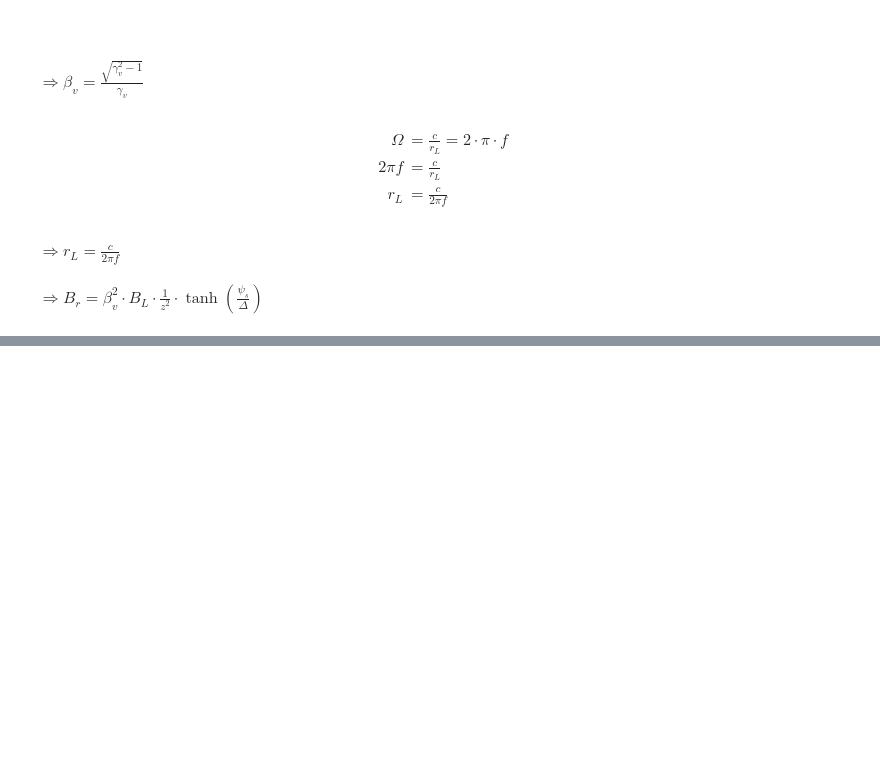
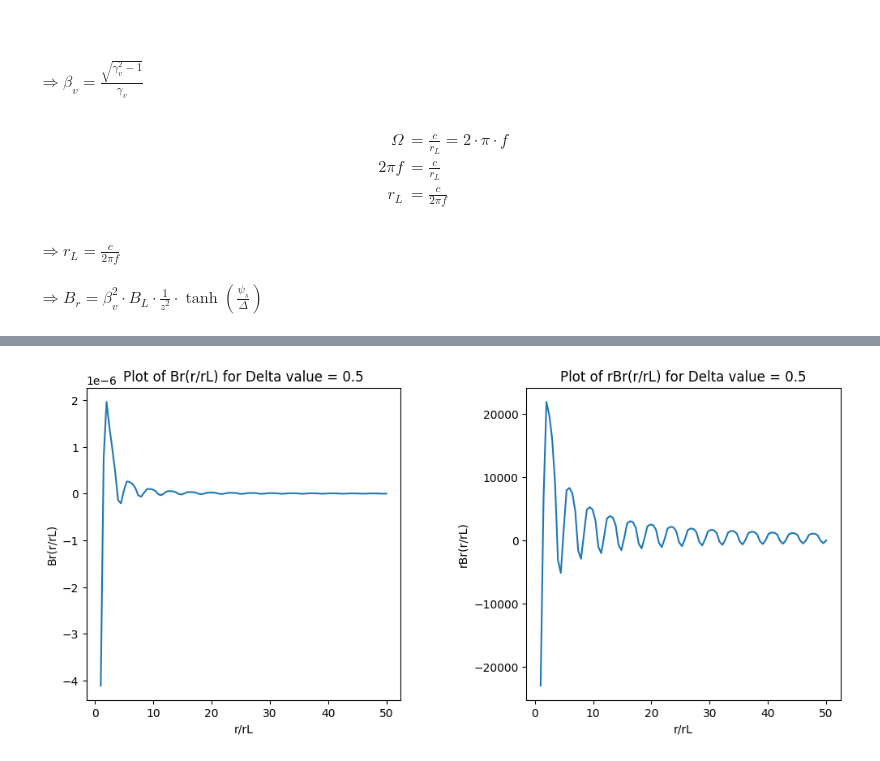
Before and after one commit to f0anits1o/Master_Thesis_Defense, a Jupyter notebook: plotBrAndrBr.ipynb, the cells around one changed output, grey strips where cells are left out. Cells and saved outputs as stored; diff of their text form; code cells hidden in the pictures; blank space fills up the shorter version.

```diff
--- a/plotBrAndrBr.ipynb
+++ b/plotBrAndrBr.ipynb
@@ -202,19 +45,0 @@ plt.ylabel("rBr(r/rL)");
-# %%
-Delta = 2
-Br = Bv**2 * BL_T * 1/(z)**2 * np.tanh(psi/Delta)
-%matplotlib inline
-plt.style.use('ggplot');
-
-plt.subplots_adjust(hspace=0.4, wspace=0.8)
-
-plt.subplot(121)
-plt.plot(z, Br);
-plt.title("Plot of Br(r/rL) ")
-plt.xlabel("r/rL")
-plt.ylabel("Br(r/rL)");
-
-plt.subplot(122)
-plt.plot(z, r*Br);
-plt.title("Plot of rBr(r/rL) ")
-plt.xlabel("r/rL")
-plt.ylabel("rBr(r/rL)");
@@ -222,0 +46,74 @@ plt.ylabel("rBr(r/rL)");
+# %%
+import numpy as np
+import matplotlib.pyplot as plt
+
+def gauss_to_tesla(gauss):
+    """
+    Convert Gauss to Tesla.
+
+    Parameters:
+        gauss : Value in Gauss.
+
+    Returns:
+        Value converted to Tesla.
+    """
+    return gauss * 1e-4
+
+def degrees_to_radians(degrees):
+    """
+    Convert degrees to radians.
+
+    Parameters:
+        degrees: Value in degrees.
+
+    Returns:
+        Value converted to radians.
+    """
+    return degrees * np.pi / 180
+
+def plot_data(z, Br, rBr, delta):
+    """
+    Plot Br and rBr for a given Delta value.
+
+    Parameters:
+        z: Array of z values.
+        Br: Array of radial magnetic field values.
+        rBr: Array of r * Br values.
+        delta: Delta value.
+    """
+    fig, axs = plt.subplots(1, 2, figsize=(12, 5), gridspec_kw={'hspace': 0.6, 'wspace': 0.4})
+
+    axs[0].plot(z, Br)
+    axs[0].set_title(f"Plot of Br(r/rL) for Delta value = {delta}")
+    axs[0].set_xlabel("r/rL")
+    axs[0].set_ylabel("Br(r/rL)")
+
+    axs[1].plot(z, rBr)
+    axs[1].set_title(f"Plot of rBr(r/rL) for Delta value = {delta}")
+    axs[1].set_xlabel("r/rL")
+    axs[1].set_ylabel("rBr(r/rL)");
+
+# Constants
+Omega = 2 * np.pi * 0.008538220
+rL = 2.99792458e+08 / Omega
+Bv = np.sqrt(1.2**2 - 1) / 1.2
+BL_G = 0.3
+BL_T = gauss_to_tesla(BL_G)
+Khi_d = 60
+Khi_r = degrees_to_radians(Khi_d)
+phi = np.pi / 2
+theta = np.pi / 4
+r = np.linspace(rL, 50*rL, 100)
+z = r / rL
+psi = np.cos(theta) * np.cos(Khi_r) + np.sin(theta) * np.sin(Khi_r) * np.cos(phi + z / Bv)
+
+# Delta values
+delta_values = [0.5, 0.7, 0.9, 1, 2]
+
+# Plot for each Delta value
+for Delta in delta_values:
+    Br = Bv**2 * BL_T * 1 / z**2 * np.tanh(psi / Delta)
+    rBr = r * Br
+    plot_data(z, Br, rBr, Delta)
+# %% [output]
+[figure, added]
```
Also changed, not shown: parts of 20 cells of this notebook.
